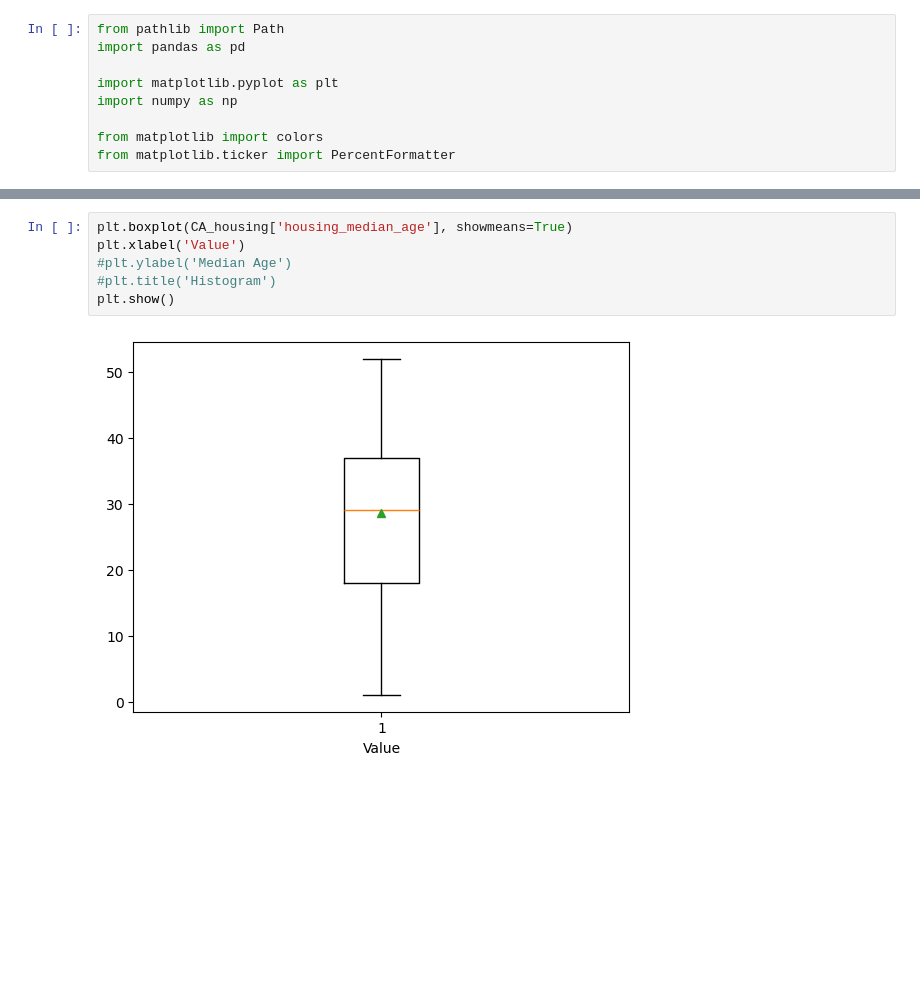
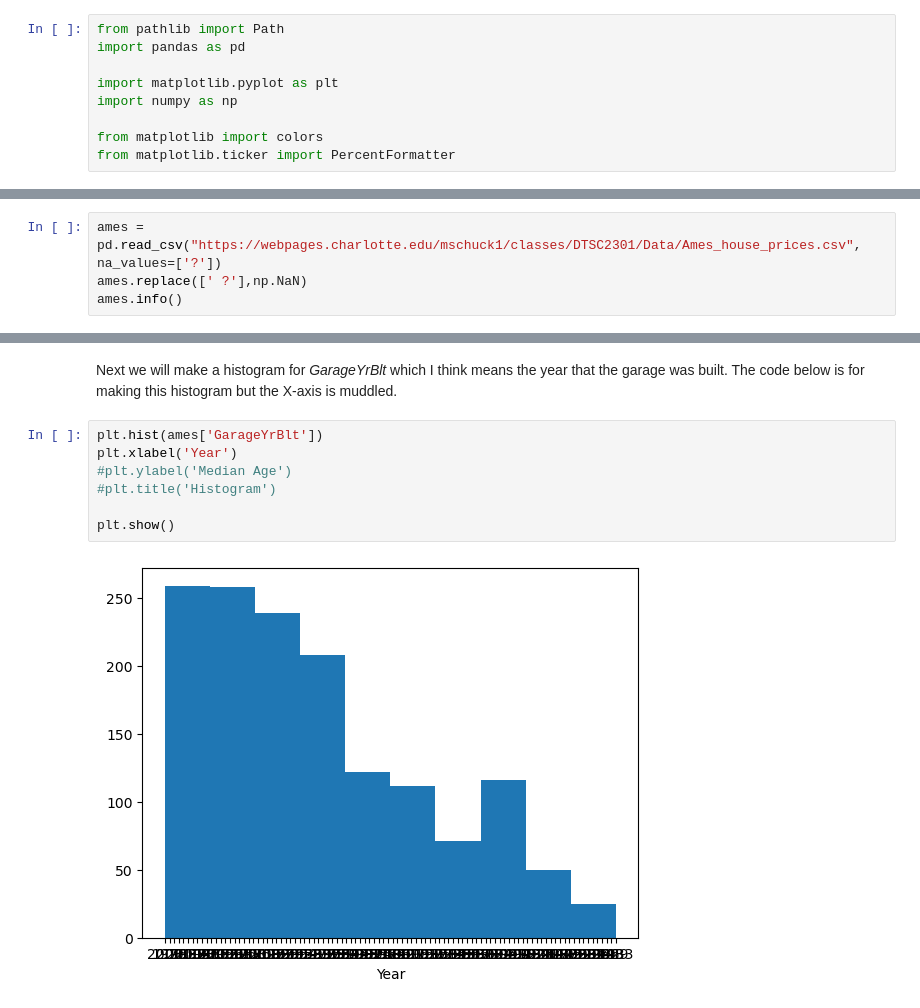
Before and after one commit to schuckers/DTSC2301, a Jupyter notebook: Code/UnivariateSummaries.ipynb, the cells around one changed output, grey strips where cells are left out. Cells and saved outputs as stored; diff of their text form; blank space fills up the shorter version.

```diff
--- a/Code/UnivariateSummaries.ipynb
+++ b/Code/UnivariateSummaries.ipynb
@@ -43,0 +23,4 @@ memory usage: 2.4+ MB
+# %%
+ames = pd.read_csv("https://webpages.charlotte.edu/mschuck1/classes/DTSC2301/Data/Ames_house_prices.csv", na_values=['?'])
+ames.replace([' ?'],np.NaN)
+ames.info()
@@ -60,8 +80,11 @@ plt.show()
+# %% [markdown]
+Next we will make a histogram for _GarageYrBlt_ which I think means the year that the garage was built.  The code below is for making this histogram but the X-axis is muddled.
 # %%
-plt.boxplot(CA_housing['housing_median_age'], showmeans=True)
-plt.xlabel('Value')
+plt.hist(ames['GarageYrBlt'])
+plt.xlabel('Year')
 #plt.ylabel('Median Age')
 #plt.title('Histogram')
+
 plt.show()
 # %% [output]
-[figure, old version]
+[figure, new version]
```
Also changed, not shown: parts of 22 cells of this notebook, 1 other file.
